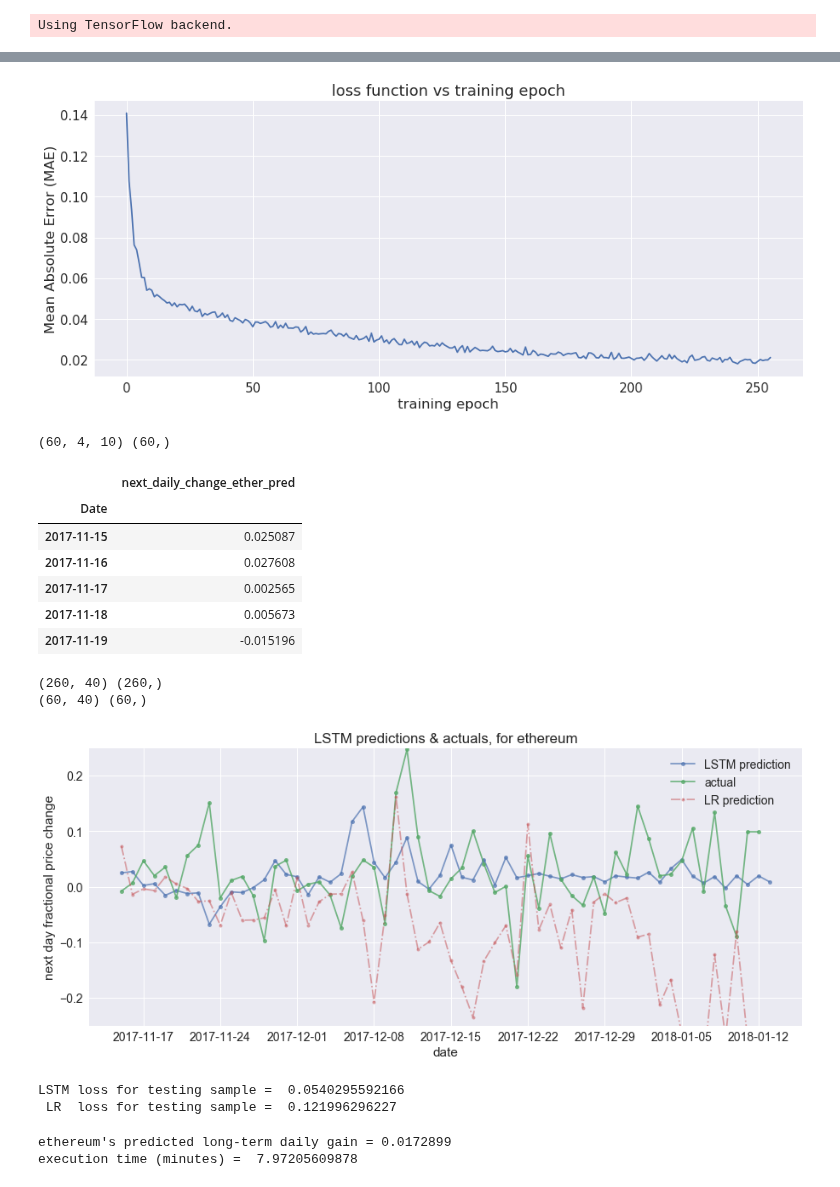
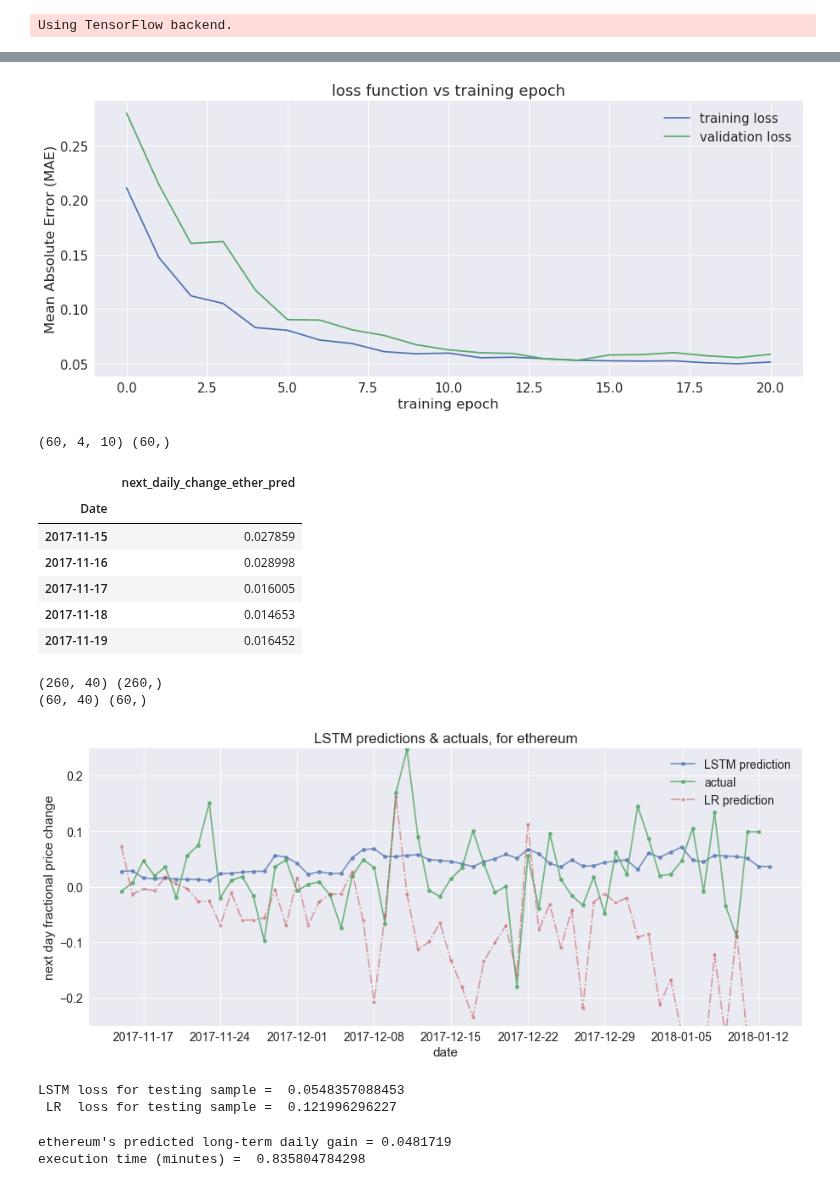
Before and after one commit to joehahn/cryptocoin-tensorflow-demo, a Jupyter notebook: predict_crypto_price.ipynb, the cells around one changed output, grey strips where cells are left out. Drawn from its saved outputs; the diff is of its cells as text; code cells hidden in the pictures.

```diff
--- a/predict_crypto_price.ipynb
+++ b/predict_crypto_price.ipynb
@@ -302,6 +302,12 @@ print 'y_test.shape = ', y_test.shape
 print 'N_timesteps = ', N_timesteps
 print 'N_lagged_steps = ', N_lagged_steps
 print 'N_features = ', N_features
+#the validation dataset will be a 30% random sample of test records
+valid_idx = test_idx[test_idx == True].sample(frac=0.3).index
+x_valid = x_array[valid_idx]
+y_valid = y[valid_idx].values
+print 'x_valid.shape = ', x_valid.shape
+print 'y_valid.shape = ', y_valid.shape
 # %% [output]
 N_timesteps =  260
 x_train.shape =  (260, 4, 10)
@@ -319,8 +327,7 @@ from keras.layers import Activation, Dense, LSTM, Dropout
 Using TensorFlow backend.
 # %%
 #this helper function assembles the LSTM model
-def lstm_model(N_neurons, input_shape, output_size, activ_func='linear', dropout=0.25,
-        loss='mae', optimizer='adam'):
+def lstm_model(N_neurons, input_shape, output_size, activ_func='linear', dropout=0.25, loss='mae', optimizer='adam'):
     model = Sequential()
     model.add(LSTM(N_neurons, input_shape=input_shape))
     model.add(Dropout(dropout))
@@ -330,13 +337,14 @@ def lstm_model(N_neurons, input_shape, output_size, activ_func='linear', dropout
     return model
 # %%
 #train LSTM model...8 minutes on macbook pro
-N_neurons = 16
+N_neurons = 12
 input_shape = x_train[0].shape
 output_size = 1
-N_epochs = 256
+N_epochs = 21
 np.random.seed(124)
-model = lstm_model(N_neurons, input_shape, output_size, activ_func='tanh')
-loss_history = model.fit(x_train, y_train, epochs=N_epochs, batch_size=1, verbose=0,
-    shuffle=True)
-print 'loss = ', loss_history.history['loss'][-1]
+model = lstm_model(N_neurons, input_shape, output_size, activ_func='tanh', dropout=0.35)
+loss_history = model.fit(x_train, y_train, epochs=N_epochs, batch_size=1, validation_data=(x_valid, y_valid),
+    verbose=0, shuffle=True)
+print ' training  loss = ', loss_history.history['loss'][-1]
+print 'validation loss = ', loss_history.history['val_loss'][-1]
 # %% [output]
@@ -344,14 +353,17 @@ loss =  0.0211553133993
 # %%
 #plot loss function vs training epoch
-fig, ax1 = plt.subplots(1,1, figsize=(15, 6))
-ax1.plot(loss_history.epoch, loss_history.history['loss'])
-ax1.set_title('loss function vs training epoch')
-ax1.set_ylabel('Mean Absolute Error (MAE)')
-ax1.set_xlabel('training epoch')
+fig, ax = plt.subplots(1,1, figsize=(15, 6))
+ax.plot(loss_history.epoch, loss_history.history['loss'], label='training loss')
+ax.plot(loss_history.epoch, loss_history.history['val_loss'], label='validation loss')
+ax.set_title('loss function vs training epoch')
+ax.set_ylabel('Mean Absolute Error (MAE)')
+ax.set_xlabel('training epoch')
+#ax.set_ylim(0.0, 0.4)
+ax.legend()
 plt.savefig('figs/loss.png')
 plt.show()
 # %% [output]
-[figure, old version]
+[figure, new version]
 # %%
 #generate predicted y_test = ethereum's fractional next-day gain
 col = target_col + '_pred'
@@ -362,11 +374,11 @@ y_test_pred.head()
 (60, 4, 10) (60,)
 |  | next_daily_change_ether_pred |
 | Date |  |
-| 2017-11-15 | 0.025087 |
-| 2017-11-16 | 0.027608 |
-| 2017-11-17 | 0.002565 |
-| 2017-11-18 | 0.005673 |
-| 2017-11-19 | -0.015196 |
+| 2017-11-15 | 0.027859 |
+| 2017-11-16 | 0.028998 |
+| 2017-11-17 | 0.016005 |
+| 2017-11-18 | 0.014653 |
+| 2017-11-19 | 0.016452 |
 # %%
 #flatten 3D x_train and x_test arrays > 2D array
 x_list = []
@@ -407,7 +419,7 @@ ax.legend()
 plt.savefig('figs/prediction.png')
 plt.show()
 # %% [output]
-[figure, old version]
+[figure, new version]
 # %%
 #LSTM loss function evaluated for testing sample < training loss...probably due to overfitting
 loss_test = np.abs(y_test - y_test_pred.values.flatten())[0:-1].mean()
@@ -415,7 +427,7 @@ print 'LSTM loss for testing sample = ', loss_test
 loss_test = np.abs(y_test - y_test_pred_LR)[0:-1].mean()
 print ' LR  loss for testing sample = ', loss_test
 # %% [output]
-LSTM loss for testing sample =  0.0540295592166
+LSTM loss for testing sample =  0.0548357088453
  LR  loss for testing sample =  0.121996296227
 # %%
 #done!
@@ -423,5 +435,5 @@ print "ethereum's predicted long-term daily gain =", y_test_pred[40:].values.mea
 time_stop = time.time()
 print 'execution time (minutes) = ', (time_stop - time_start)/60.0
 # %% [output]
-ethereum's predicted long-term daily gain = 0.0172899
-execution time (minutes) =  7.97205609878
+ethereum's predicted long-term daily gain = 0.0481719
+execution time (minutes) =  0.835804784298
```
Also changed, not shown: parts of 2 cells of this notebook, 2 other files.
